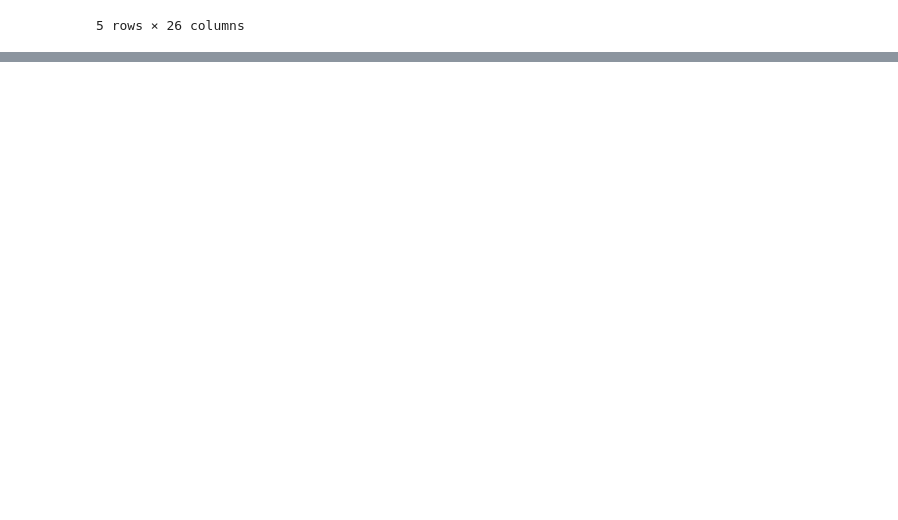
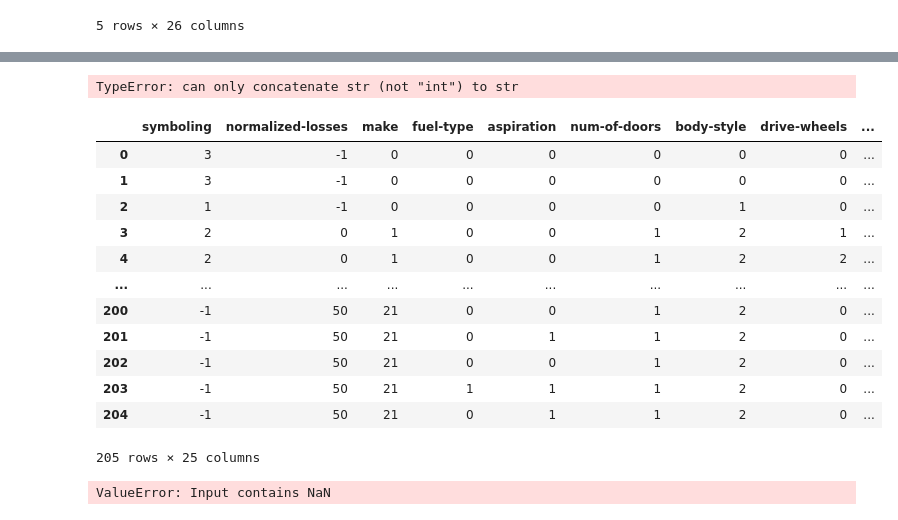
Before and after one commit to red445992/Ml-Basics, a Jupyter notebook: Week_00/FeatureScaling.ipynb, the cells around one changed output, grey strips where cells are left out. Saved outputs shown, nothing was run; the diff lists cells and outputs as text; code cells hidden in the pictures; blank space fills up the shorter version.

```diff
--- a/Week_00/FeatureScaling.ipynb
+++ b/Week_00/FeatureScaling.ipynb
@@ -16,5 +18,8 @@ data.head()
 | 3 | 2 | 164 | audi | gas | std | four | sedan | fwd | ... |
 | 4 | 2 | 164 | audi | gas | std | four | sedan | 4wd | ... |
 5 rows × 26 columns
+# %%
+data = data.replace('?', np.nan)
 # %%
 x = data.copy()
+y = x.pop('price')
@@ -34,0 +26,5 @@ x = data.copy()
+# %%
+x = x.fillna(x.mean())
+y = y.fillna(y.mean())
+# %% [output]
+TypeError: can only concatenate str (not "int") to str
@@ -34,0 +35,29 @@ x = data.copy()
+# %%
+x
+# %% [output]
+|  | symboling | normalized-losses | make | fuel-type | aspiration | num-of-doors | body-style | drive-wheels | ... |
+| 0 | 3 | -1 | 0 | 0 | 0 | 0 | 0 | 0 | ... |
+| 1 | 3 | -1 | 0 | 0 | 0 | 0 | 0 | 0 | ... |
+| 2 | 1 | -1 | 0 | 0 | 0 | 0 | 1 | 0 | ... |
+| 3 | 2 | 0 | 1 | 0 | 0 | 1 | 2 | 1 | ... |
+| 4 | 2 | 0 | 1 | 0 | 0 | 1 | 2 | 2 | ... |
+| ... | ... | ... | ... | ... | ... | ... | ... | ... | ... |
+| 200 | -1 | 50 | 21 | 0 | 0 | 1 | 2 | 0 | ... |
+| 201 | -1 | 50 | 21 | 0 | 1 | 1 | 2 | 0 | ... |
+| 202 | -1 | 50 | 21 | 0 | 0 | 1 | 2 | 0 | ... |
+| 203 | -1 | 50 | 21 | 1 | 1 | 1 | 2 | 0 | ... |
+| 204 | -1 | 50 | 21 | 0 | 1 | 1 | 2 | 0 | ... |
+205 rows × 25 columns
+# %%
+from sklearn.feature_selection import mutual_info_regression
+
+def make_mi_scores(X, y, discrete_features):
+    mi_scores = mutual_info_regression(x, y, discrete_features=discrete_features)
+    mi_scores = pd.Series(mi_scores, name="MI Scores", index=x.columns)
+    mi_scores = mi_scores.sort_values(ascending=False)
+    return mi_scores
+
+mi_scores = make_mi_scores(x, y, discrete_features)
+mi_scores[::3]  # show a few features with their MI scores
+# %% [output]
+ValueError: Input contains NaN
```
Also changed, not shown: parts of 5 cells of this notebook, 2 other files.
